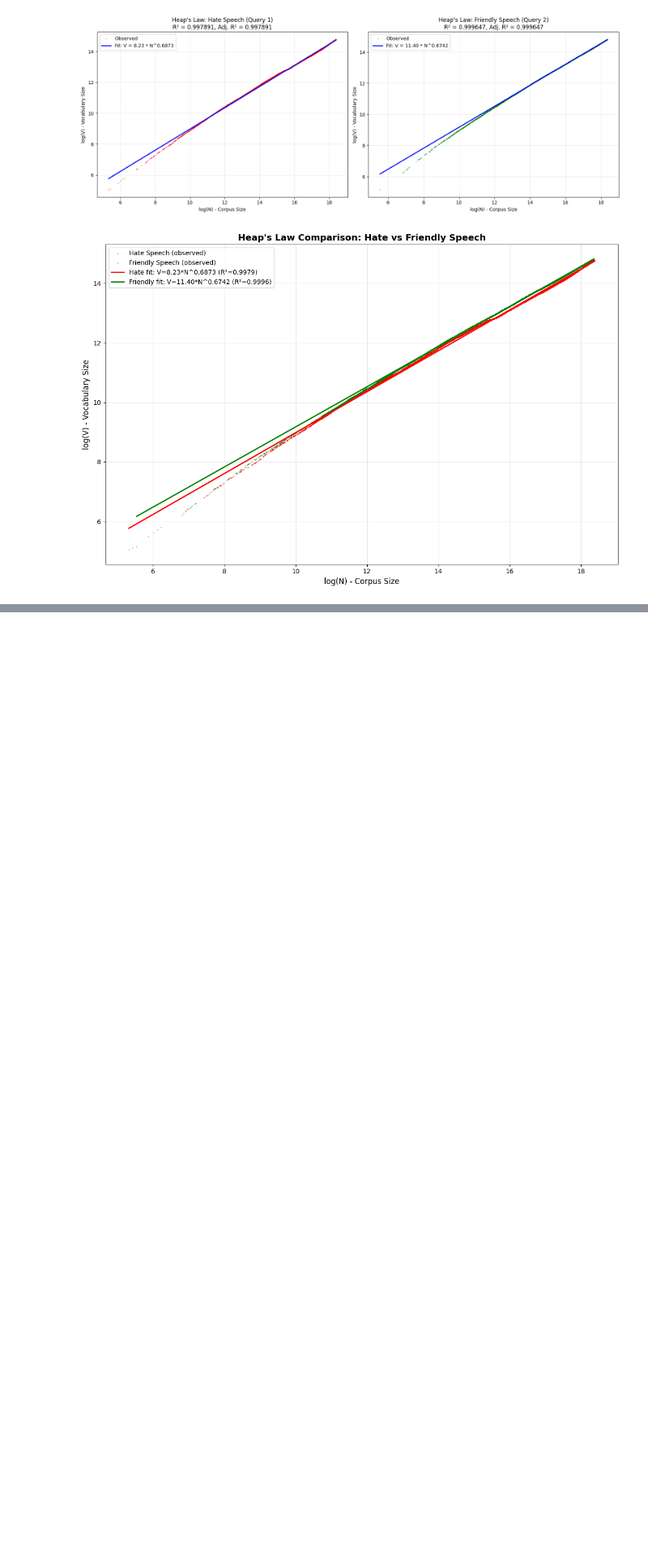
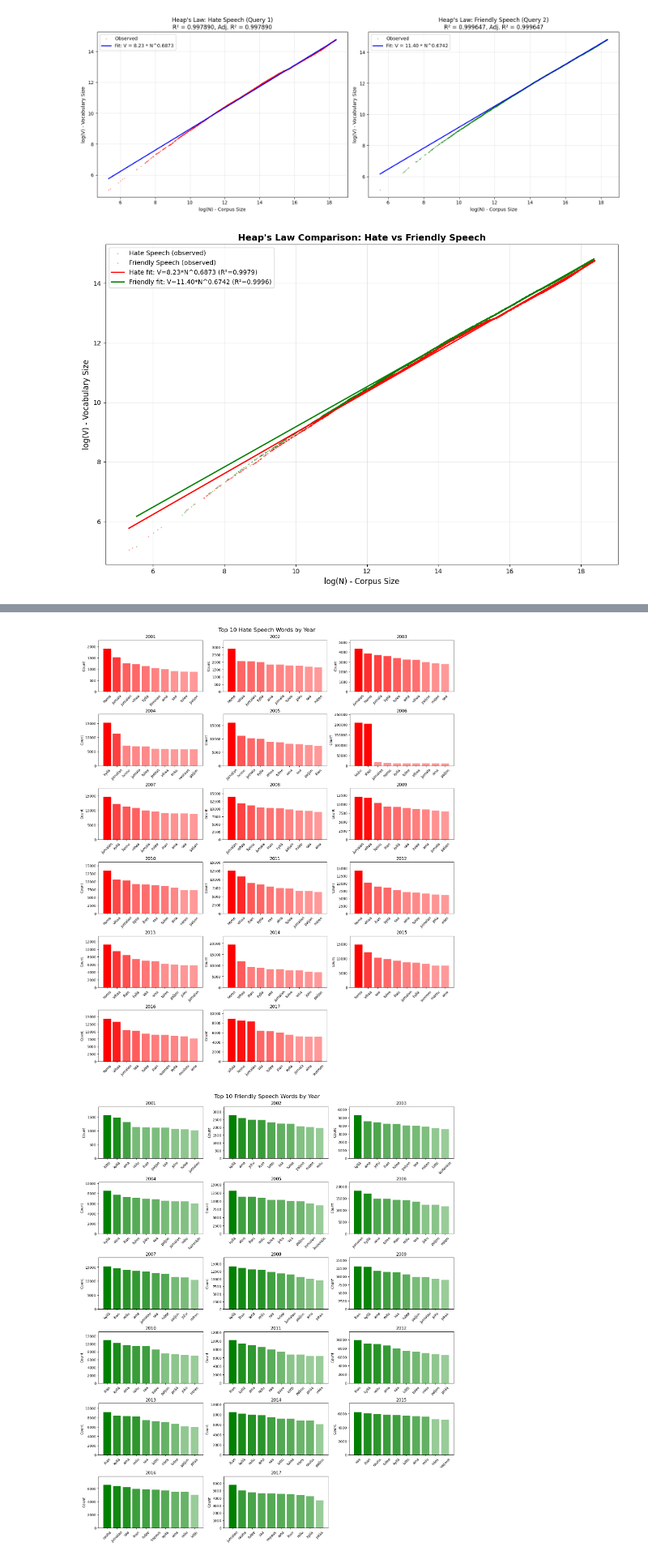
Before and after one commit to saarol2/zips-law-distribution-suomi24, a Jupyter notebook: suomi24_analysis.ipynb, the cells around one changed output, grey strips where cells are left out. Shown at 81% size. Saved outputs shown, nothing was run; the diff lists cells and outputs as text; code cells hidden in the pictures; blank space fills up the shorter version.

Commit message:
Analyze frequent words

```diff
--- a/suomi24_analysis.ipynb
+++ b/suomi24_analysis.ipynb
@@ -11,3 +11,11 @@ import os
 import numpy as np
 from sklearn.linear_model import LinearRegression
 from sklearn.metrics import r2_score
+import nltk
+import re
+from collections import Counter
+import seaborn as sns
+
+from nltk.corpus import stopwords
+nltk.download('stopwords')
+finnish_stopwords = set(stopwords.words('finnish'))
@@ -319,0 +357,55 @@ summary_df
+# %%
+# Hate speech (Query 1)
+years = sorted(hate_tokens.keys())
+n_years = len(years)
+ncols = 3
+nrows = (n_years + ncols - 1) // ncols
+
+fig, axes = plt.subplots(nrows, ncols, figsize=(ncols*5, nrows*3), constrained_layout=True)
+axes = axes.flatten()
+
+for idx, year in enumerate(years):
+    words, counts = zip(*hate_tokens[year])
+    max_count = max(counts)
+    min_count = min(counts)
+    alphas = [0.4 + 0.6 * (c - min_count) / (max_count - min_count + 1e-9) for c in counts]
+    for i, (word, count, alpha) in enumerate(zip(words, counts, alphas)):
+        axes[idx].bar(word, count, color='red', alpha=alpha)
+    axes[idx].set_title(str(year))
+    axes[idx].tick_params(axis='x', rotation=45)
+    axes[idx].set_ylabel('Count')
+    axes[idx].set_ylim(0, max(counts)*1.2)
+for ax in axes[n_years:]:
+    ax.axis('off')
+
+fig.suptitle("Top 10 Hate Speech Words by Year", fontsize=16)
+plt.show()
+
+# Friendly speech (Query 2)
+years_f = sorted(friendly_tokens.keys())
+n_years_f = len(years_f)
+ncols_f = 3
+nrows_f = (n_years_f + ncols_f - 1) // ncols_f
+
+fig, axes = plt.subplots(nrows_f, ncols_f, figsize=(ncols_f*5, nrows_f*3), constrained_layout=True)
+axes = axes.flatten()
+
+for idx, year in enumerate(years_f):
+    words, counts = zip(*friendly_tokens[year])
+    max_count = max(counts)
+    min_count = min(counts)
+    alphas = [0.4 + 0.6 * (c - min_count) / (max_count - min_count + 1e-9) for c in counts]
+    for i, (word, count, alpha) in enumerate(zip(words, counts, alphas)):
+        axes[idx].bar(word, count, color='green', alpha=alpha)
+    axes[idx].set_title(str(year))
+    axes[idx].tick_params(axis='x', rotation=45)
+    axes[idx].set_ylabel('Count')
+    axes[idx].set_ylim(0, max(counts)*1.2)
+for ax in axes[n_years_f:]:
+    ax.axis('off')
+
+fig.suptitle("Top 10 Friendly Speech Words by Year", fontsize=16)
+plt.show()
+# %% [output]
+[figure, added]
+[figure, added]
```
Also changed, not shown: parts of 5 cells of this notebook.
